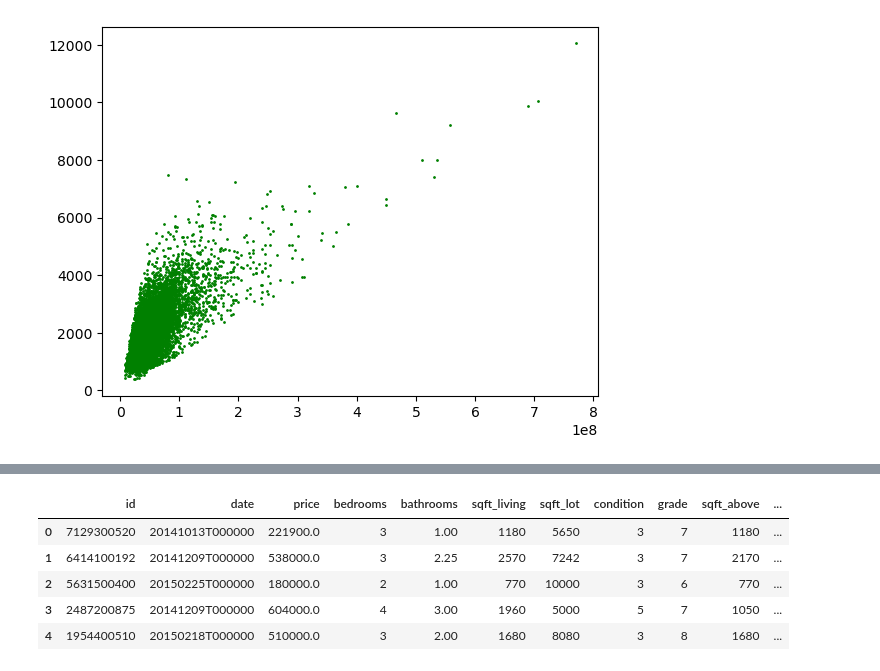
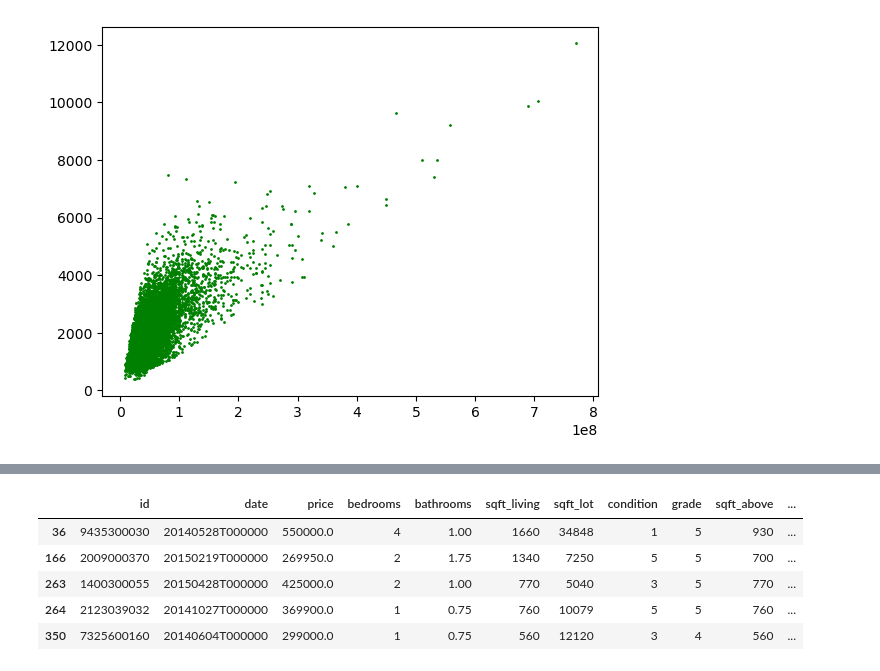
Before and after one commit to pipipik/skillup_01, a Jupyter notebook: DAY6/20240209_DAY6.ipynb, the cells around one changed output, grey strips where cells are left out. Drawn from its saved outputs; the diff is of its cells as text; code cells hidden in the pictures.

```diff
--- a/DAY6/20240209_DAY6.ipynb
+++ b/DAY6/20240209_DAY6.ipynb
@@ -122,0 +128,4 @@ house.loc[house["condition"]>=3, "good/bad"] = "good"
+# %%
+house_data3 = house[(house["grade"]>3) & (house["grade"]<6)]
+sns.boxplot(house_data3["grade"], house["price_jp"], hue=house_data3["good/bad"])
+plt.show()
@@ -123,9 +134,9 @@ house.loc[house["condition"]>=3, "good/bad"] = "good"
 # %%
-house.head(5)
+house_data3.head(5)
 # %% [output]
 |  | id | date | price | bedrooms | bathrooms | sqft_living | sqft_lot | condition | grade | sqft_above | ... |
-| 0 | 7129300520 | 20141013T000000 | 221900.0 | 3 | 1.00 | 1180 | 5650 | 3 | 7 | 1180 | ... |
-| 1 | 6414100192 | 20141209T000000 | 538000.0 | 3 | 2.25 | 2570 | 7242 | 3 | 7 | 2170 | ... |
-| 2 | 5631500400 | 20150225T000000 | 180000.0 | 2 | 1.00 | 770 | 10000 | 3 | 6 | 770 | ... |
-| 3 | 2487200875 | 20141209T000000 | 604000.0 | 4 | 3.00 | 1960 | 5000 | 5 | 7 | 1050 | ... |
-| 4 | 1954400510 | 20150218T000000 | 510000.0 | 3 | 2.00 | 1680 | 8080 | 3 | 8 | 1680 | ... |
+| 36 | 9435300030 | 20140528T000000 | 550000.0 | 4 | 1.00 | 1660 | 34848 | 1 | 5 | 930 | ... |
+| 166 | 2009000370 | 20150219T000000 | 269950.0 | 2 | 1.75 | 1340 | 7250 | 5 | 5 | 700 | ... |
+| 263 | 1400300055 | 20150428T000000 | 425000.0 | 2 | 1.00 | 770 | 5040 | 3 | 5 | 770 | ... |
+| 264 | 2123039032 | 20141027T000000 | 369900.0 | 1 | 0.75 | 760 | 10079 | 5 | 5 | 760 | ... |
+| 350 | 7325600160 | 20140604T000000 | 299000.0 | 1 | 0.75 | 560 | 12120 | 3 | 4 | 560 | ... |
```
Also changed, not shown: parts of 2 cells of this notebook.
